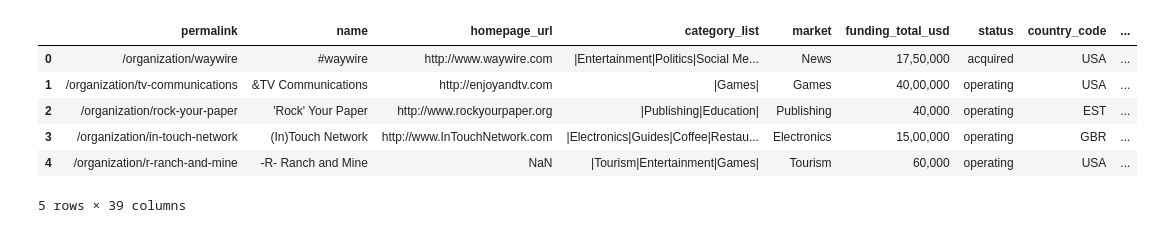
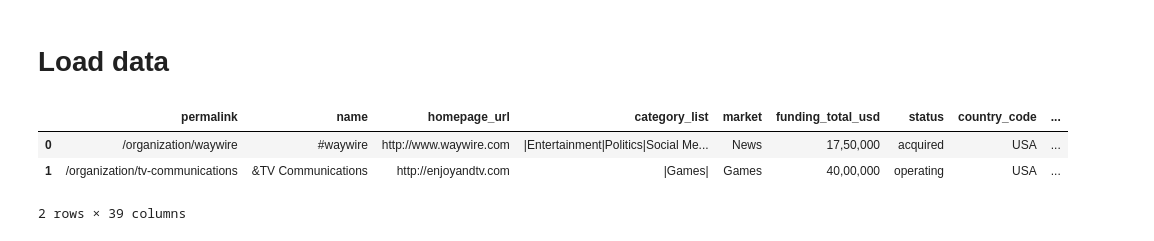
Before and after one commit to t-i-n-a-t/MachineLearning, a Jupyter notebook: Portfolio.ipynb, the cells around one changed output. Saved outputs shown, nothing was run; the diff lists cells and outputs as text; code cells hidden in the pictures.

```diff
--- a/Portfolio.ipynb
+++ b/Portfolio.ipynb
@@ -15,16 +15,15 @@ from sklearn.datasets import make_classification
 from sklearn.metrics import confusion_matrix, accuracy_score
 from sklearn.model_selection import KFold
 from sklearn.model_selection import train_test_split
+# %% [markdown]
+# Load data
 # %%
 # importing data and reading data from csv file
 data = pd.read_csv('data/investments_VC.csv')
 # show dataset
-data.head()
+data.head(2)
 # %% [output]
 |  | permalink | name | homepage_url | category_list | market | funding_total_usd | status | country_code | ... |
 | 0 | /organization/waywire | #waywire | http://www.waywire.com | |Entertainment|Politics|Social Me... | News | 17,50,000 | acquired | USA | ... |
 | 1 | /organization/tv-communications | &TV Communications | http://enjoyandtv.com | |Games| | Games | 40,00,000 | operating | USA | ... |
-| 2 | /organization/rock-your-paper | 'Rock' Your Paper | http://www.rockyourpaper.org | |Publishing|Education| | Publishing | 40,000 | operating | EST | ... |
-| 3 | /organization/in-touch-network | (In)Touch Network | http://www.InTouchNetwork.com | |Electronics|Guides|Coffee|Restau... | Electronics | 15,00,000 | operating | GBR | ... |
-| 4 | /organization/r-ranch-and-mine | -R- Ranch and Mine | NaN | |Tourism|Entertainment|Games| | Tourism | 60,000 | operating | USA | ... |
-5 rows × 39 columns
+2 rows × 39 columns
```
Also changed, not shown: parts of 18 cells of this notebook.
